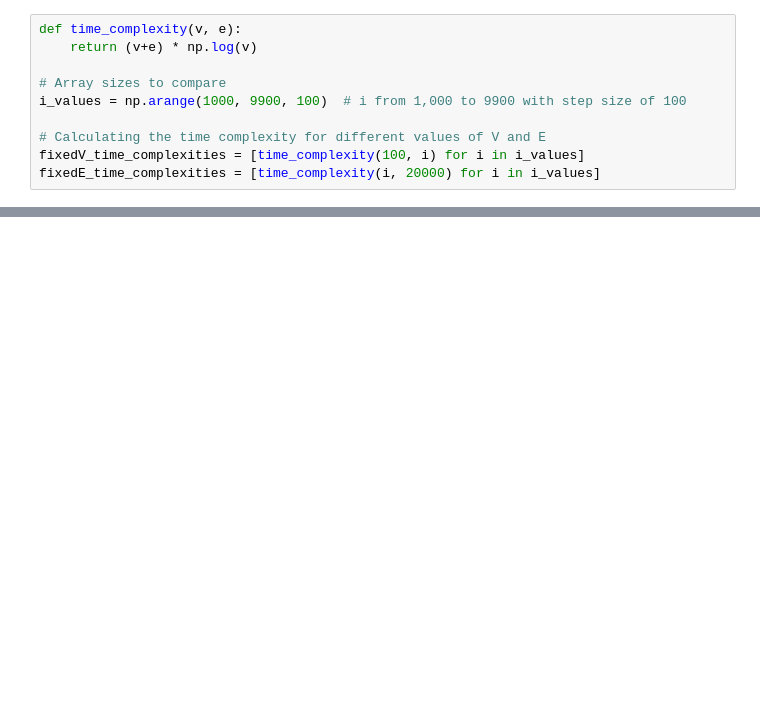
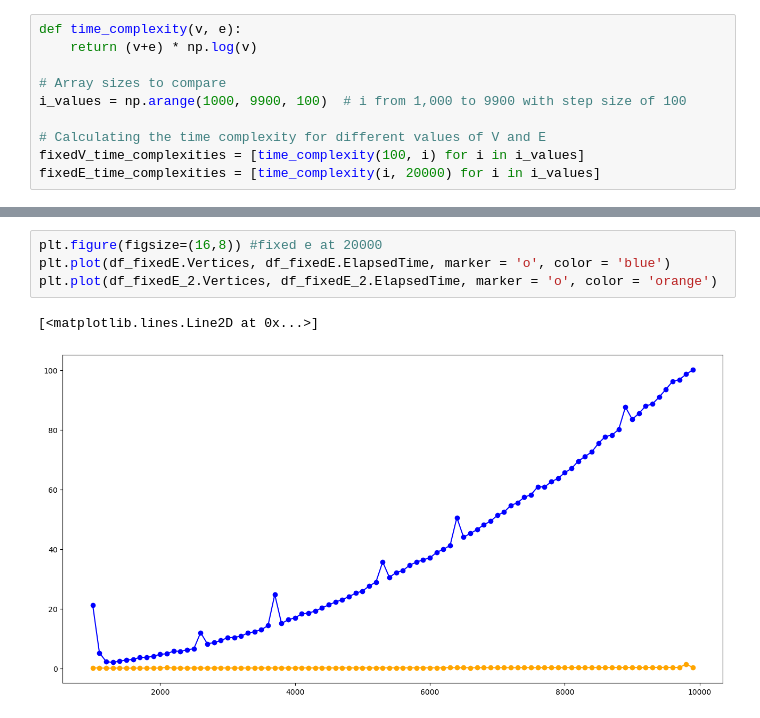
Before and after one commit to kwan-kit/SC2001, a Jupyter notebook: Lab 2/AdjList comparison.ipynb, the cells around one changed output, grey strips where cells are left out. Drawn from its saved outputs; the diff is of its cells as text; blank space fills up the shorter version.

```diff
--- a/Lab 2/AdjList comparison.ipynb
+++ b/Lab 2/AdjList comparison.ipynb
@@ -159,0 +184,7 @@ plt.plot(df_fixedE.Vertices, df_fixedE.ElapsedTime, marker = 'o')
+# %%
+plt.figure(figsize=(16,8)) #fixed e at 20000
+plt.plot(df_fixedE.Vertices, df_fixedE.ElapsedTime, marker = 'o', color = 'blue')
+plt.plot(df_fixedE_2.Vertices, df_fixedE_2.ElapsedTime, marker = 'o', color = 'orange')
+# %% [output]
+[<matplotlib.lines.Line2D at 0x...>]
+[figure, added]
```
Also changed, not shown: parts of 11 cells of this notebook.
